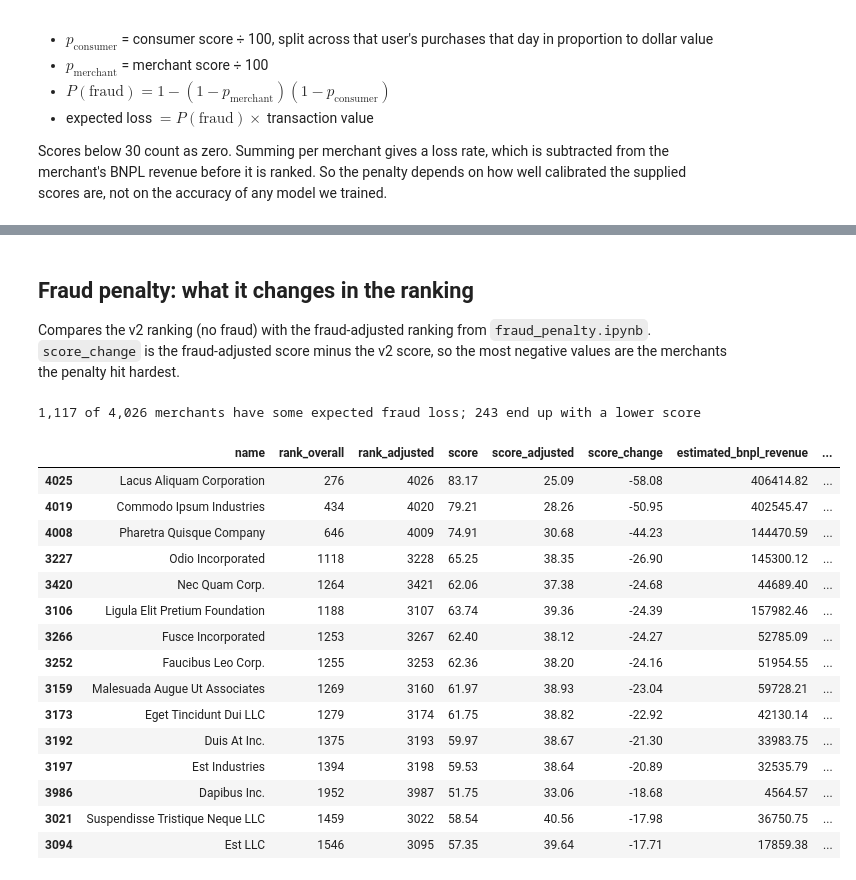
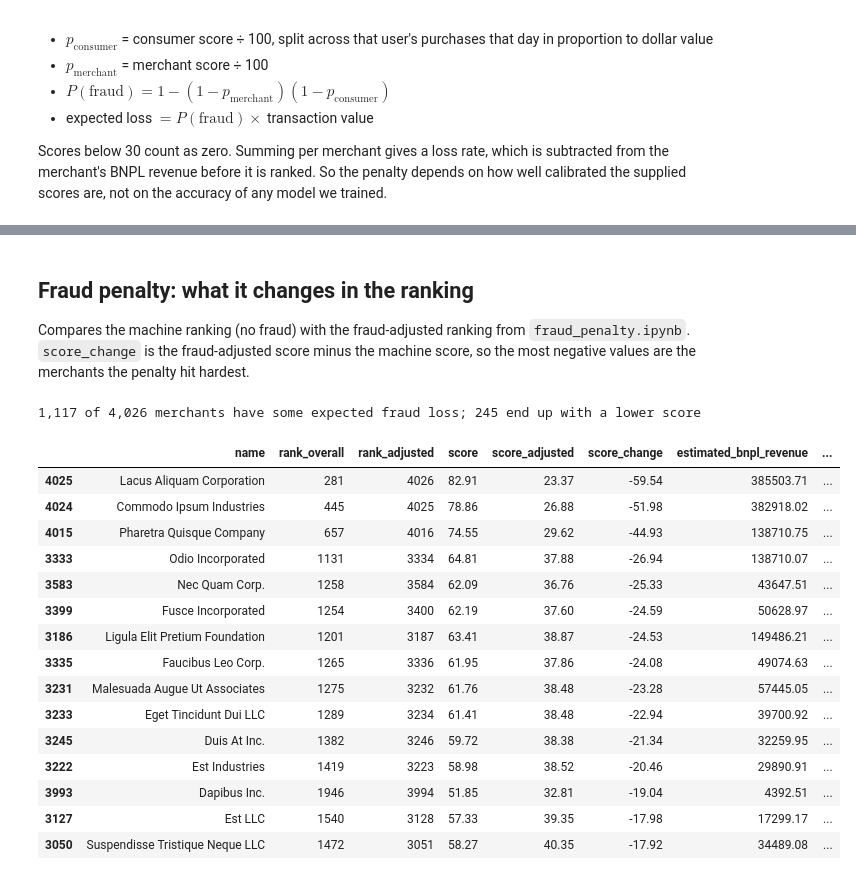
Before and after one commit to cjboingboing/project2, a Jupyter notebook: notebooks_weve_tried/final_findings_machine.ipynb, the cells around one changed output, grey strips where cells are left out. Cells and saved outputs as stored; diff of their text form; code cells hidden in the pictures.

```diff
--- a/notebooks_weve_tried/final_findings_machine.ipynb
+++ b/notebooks_weve_tried/final_findings_machine.ipynb
@@ -430,38 +394,38 @@ merchant: 114 held-out scored days, 73 flagged | PR-AUC 0.97 (random = 0.64)
 # %% [markdown]
 ## Fraud penalty: what it changes in the ranking
 
-Compares the v2 ranking (no fraud) with the fraud-adjusted ranking from `fraud_penalty.ipynb`. `score_change` is the fraud-adjusted score minus the v2 score, so the most negative values are the merchants the penalty hit hardest.
+Compares the machine ranking (no fraud) with the fraud-adjusted ranking from `fraud_penalty.ipynb`. `score_change` is the fraud-adjusted score minus the machine score, so the most negative values are the merchants the penalty hit hardest.
 # %%
 fraud = pd.read_parquet(PROCESSED_PATH / "merchant_ranking_machine_fraud_adjusted.parquet")
 fraud["score_change"] = fraud["score_adjusted"] - fraud["score"]
 penalised = fraud["expected_fraud_loss"] > 0
 
 print(f"{penalised.sum():,} of {len(fraud):,} merchants have some expected fraud loss; "
-      f"{(fraud['score_change'] < 0).sum():,} end up with a lower score")
+      f"{(fraud['score_change'] < -1e-9).sum():,} end up with a lower score")
 
 # The merchants the penalty moved furthest down.
 FRAUD_COLS = ["name", "rank_overall", "rank_adjusted", "score", "score_adjusted", "score_change",
               "estimated_bnpl_revenue", "expected_fraud_loss", "loss_to_revenue",
               "avg_transaction_value", "transaction_count", "risk_tier"]
 fraud.nsmallest(15, "score_change")[FRAUD_COLS].round(2)
 # %% [output]
-1,117 of 4,026 merchants have some expected fraud loss; 243 end up with a lower score
+1,117 of 4,026 merchants have some expected fraud loss; 245 end up with a lower score
 |  | name | rank_overall | rank_adjusted | score | score_adjusted | score_change | estimated_bnpl_revenue | ... |
-| 4025 | Lacus Aliquam Corporation | 276 | 4026 | 83.17 | 25.09 | -58.08 | 406414.82 | ... |
-| 4019 | Commodo Ipsum Industries | 434 | 4020 | 79.21 | 28.26 | -50.95 | 402545.47 | ... |
-| 4008 | Pharetra Quisque Company | 646 | 4009 | 74.91 | 30.68 | -44.23 | 144470.59 | ... |
-| 3227 | Odio Incorporated | 1118 | 3228 | 65.25 | 38.35 | -26.90 | 145300.12 | ... |
-| 3420 | Nec Quam Corp. | 1264 | 3421 | 62.06 | 37.38 | -24.68 | 44689.40 | ... |
-| 3106 | Ligula Elit Pretium Foundation | 1188 | 3107 | 63.74 | 39.36 | -24.39 | 157982.46 | ... |
-| 3266 | Fusce Incorporated | 1253 | 3267 | 62.40 | 38.12 | -24.27 | 52785.09 | ... |
-| 3252 | Faucibus Leo Corp. | 1255 | 3253 | 62.36 | 38.20 | -24.16 | 51954.55 | ... |
-| 3159 | Malesuada Augue Ut Associates | 1269 | 3160 | 61.97 | 38.93 | -23.04 | 59728.21 | ... |
-| 3173 | Eget Tincidunt Dui LLC | 1279 | 3174 | 61.75 | 38.82 | -22.92 | 42130.14 | ... |
-| 3192 | Duis At Inc. | 1375 | 3193 | 59.97 | 38.67 | -21.30 | 33983.75 | ... |
-| 3197 | Est Industries | 1394 | 3198 | 59.53 | 38.64 | -20.89 | 32535.79 | ... |
-| 3986 | Dapibus Inc. | 1952 | 3987 | 51.75 | 33.06 | -18.68 | 4564.57 | ... |
-| 3021 | Suspendisse Tristique Neque LLC | 1459 | 3022 | 58.54 | 40.56 | -17.98 | 36750.75 | ... |
-| 3094 | Est LLC | 1546 | 3095 | 57.35 | 39.64 | -17.71 | 17859.38 | ... |
+| 4025 | Lacus Aliquam Corporation | 281 | 4026 | 82.91 | 23.37 | -59.54 | 385503.71 | ... |
+| 4024 | Commodo Ipsum Industries | 445 | 4025 | 78.86 | 26.88 | -51.98 | 382918.02 | ... |
+| 4015 | Pharetra Quisque Company | 657 | 4016 | 74.55 | 29.62 | -44.93 | 138710.75 | ... |
+| 3333 | Odio Incorporated | 1131 | 3334 | 64.81 | 37.88 | -26.94 | 138710.07 | ... |
+| 3583 | Nec Quam Corp. | 1258 | 3584 | 62.09 | 36.76 | -25.33 | 43647.51 | ... |
+| 3399 | Fusce Incorporated | 1254 | 3400 | 62.19 | 37.60 | -24.59 | 50628.97 | ... |
+| 3186 | Ligula Elit Pretium Foundation | 1201 | 3187 | 63.41 | 38.87 | -24.53 | 149486.21 | ... |
+| 3335 | Faucibus Leo Corp. | 1265 | 3336 | 61.95 | 37.86 | -24.08 | 49074.63 | ... |
+| 3231 | Malesuada Augue Ut Associates | 1275 | 3232 | 61.76 | 38.48 | -23.28 | 57445.05 | ... |
+| 3233 | Eget Tincidunt Dui LLC | 1289 | 3234 | 61.41 | 38.48 | -22.94 | 39700.92 | ... |
+| 3245 | Duis At Inc. | 1382 | 3246 | 59.72 | 38.38 | -21.34 | 32259.95 | ... |
+| 3222 | Est Industries | 1419 | 3223 | 58.98 | 38.52 | -20.46 | 29890.91 | ... |
+| 3993 | Dapibus Inc. | 1946 | 3994 | 51.85 | 32.81 | -19.04 | 4392.51 | ... |
+| 3127 | Est LLC | 1540 | 3128 | 57.33 | 39.35 | -17.98 | 17299.17 | ... |
+| 3050 | Suspendisse Tristique Neque LLC | 1472 | 3051 | 58.27 | 40.35 | -17.92 | 34489.08 | ... |
 # %%
 fig, ax = plt.subplots(figsize=(8, 4.5))
 sns.scatterplot(data=fraud[~penalised], x="avg_transaction_value", y="score_change", s=8,
```
Also changed, not shown: parts of 29 cells of this notebook, 45 other files.
